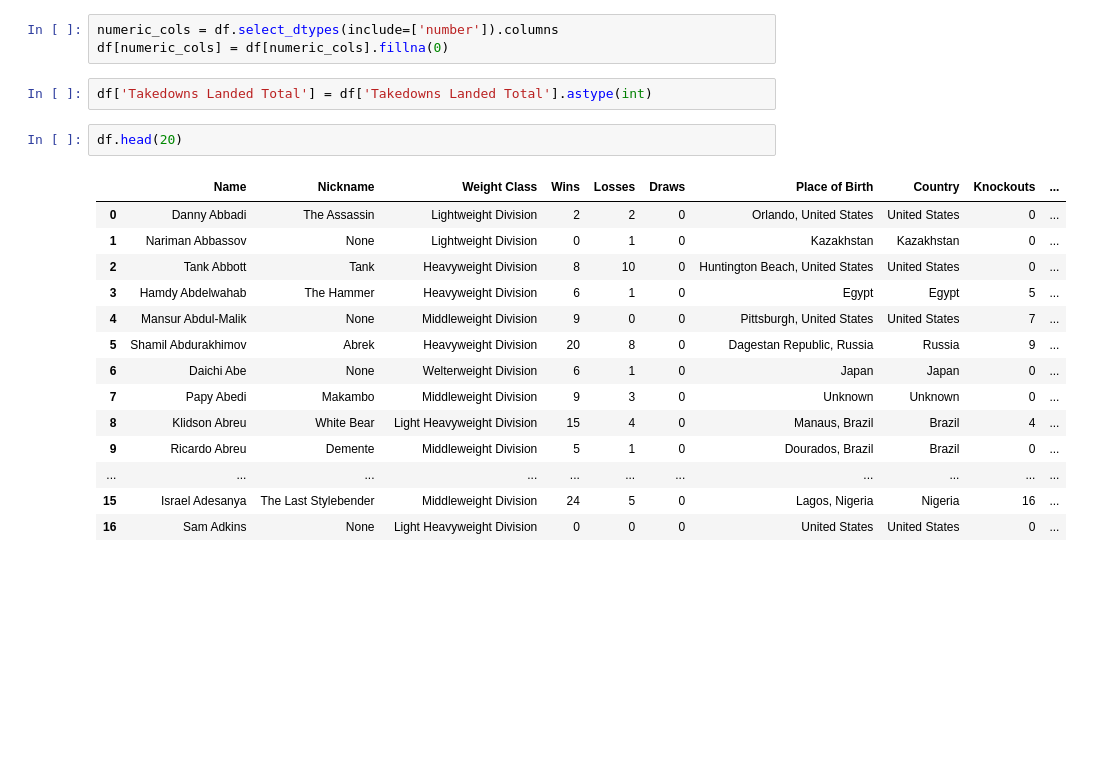
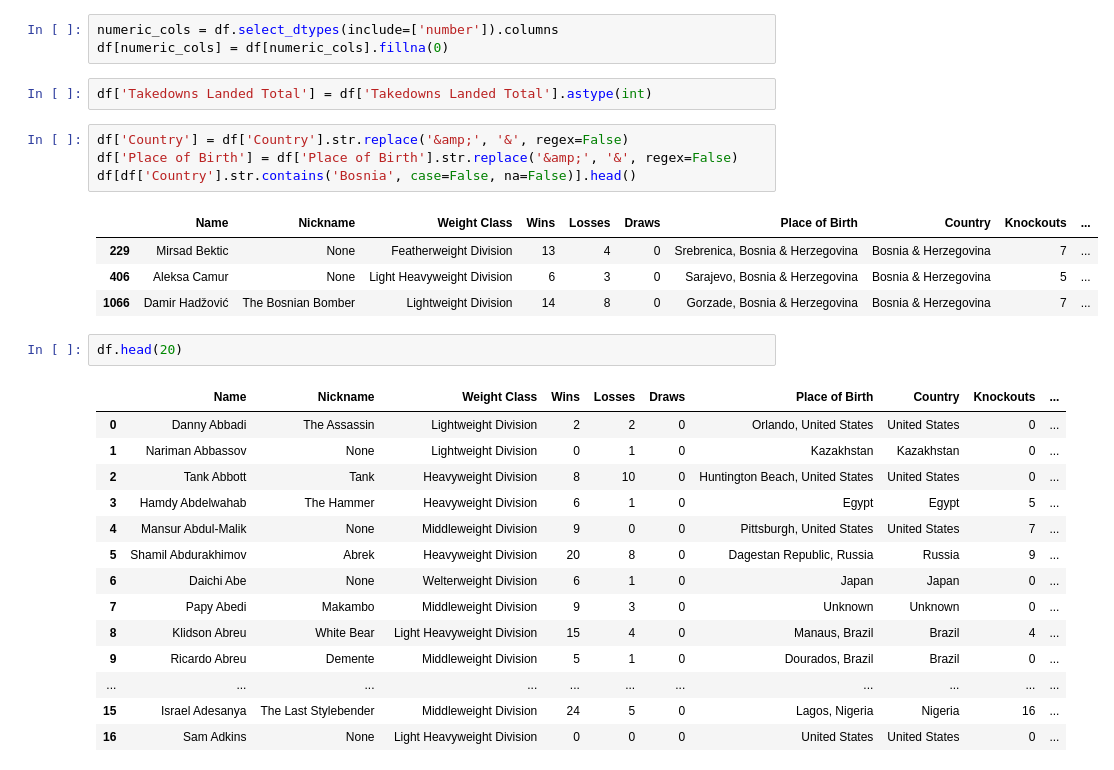
Before and after one commit to etb24/UFC-data-scraper, a Jupyter notebook: fighter_cleaner.ipynb, the cells around one changed output. Drawn from its saved outputs; the diff is of its cells as text; blank space fills up the shorter version.

Commit message:
cleaned bosnia &amp

```diff
--- a/fighter_cleaner.ipynb
+++ b/fighter_cleaner.ipynb
@@ -139,6 +139,15 @@ numeric_cols = df.select_dtypes(include=['number']).columns
 df[numeric_cols] = df[numeric_cols].fillna(0)
 # %%
 df['Takedowns Landed Total'] = df['Takedowns Landed Total'].astype(int)
+# %%
+df['Country'] = df['Country'].str.replace('&amp;', '&', regex=False)
+df['Place of Birth'] = df['Place of Birth'].str.replace('&amp;', '&', regex=False)
+df[df['Country'].str.contains('Bosnia', case=False, na=False)].head()
+# %% [output]
+|  | Name | Nickname | Weight Class | Wins | Losses | Draws | Place of Birth | Country | Knockouts | ... |
+| 229 | Mirsad Bektic | None | Featherweight Division | 13 | 4 | 0 | Srebrenica, Bosnia & Herzegovina | Bosnia & Herzegovina | 7 | ... |
+| 406 | Aleksa Camur | None | Light Heavyweight Division | 6 | 3 | 0 | Sarajevo, Bosnia & Herzegovina | Bosnia & Herzegovina | 5 | ... |
+| 1066 | Damir Hadžović | The Bosnian Bomber | Lightweight Division | 14 | 8 | 0 | Gorzade, Bosnia & Herzegovina | Bosnia & Herzegovina | 7 | ... |
 # %%
 df.head(20)
 # %% [output]
```
Also changed, not shown: 1 other file.
